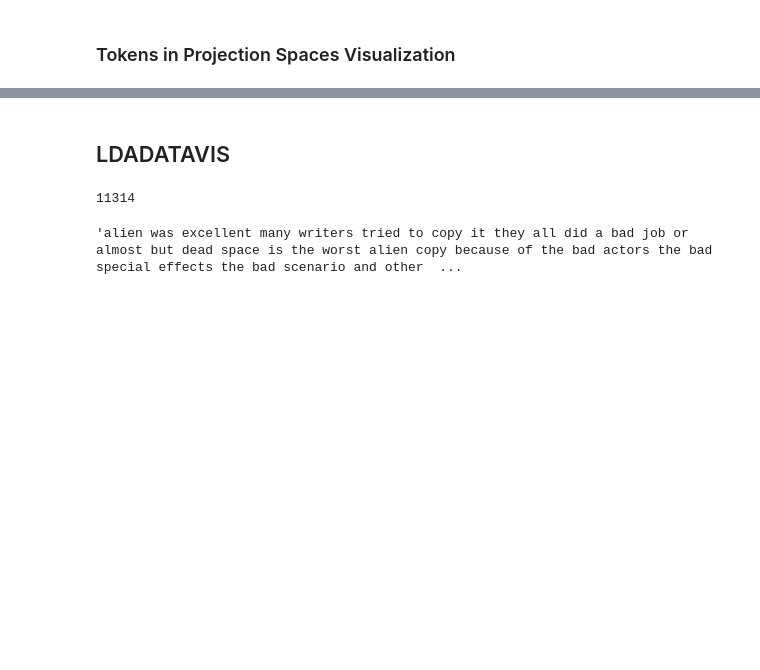
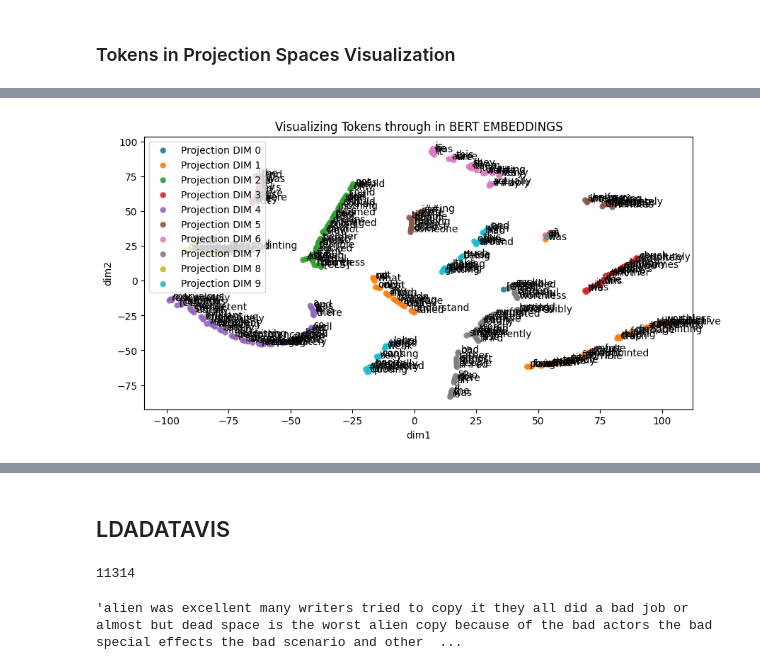
Before and after one commit to rahul-ohlan/TWARP, a Jupyter notebook: imdb_interpretabilityV3.ipynb, the cells around one changed output, grey strips where cells are left out. Cells and saved outputs as stored; diff of their text form; code cells hidden in the pictures; blank space fills up the shorter version.

```diff
--- a/imdb_interpretabilityV3.ipynb
+++ b/imdb_interpretabilityV3.ipynb
@@ -1072,0 +1185,4 @@ with pd.ExcelWriter(r"/gdrive/MyDrive/Colab Notebooks/tokenclusters100docs.xlsx"
+# %%
+plot_tokensInSpace(ndps)
+# %% [output]
+[figure, added]
```
Also changed, not shown: parts of 95 cells of this notebook.
